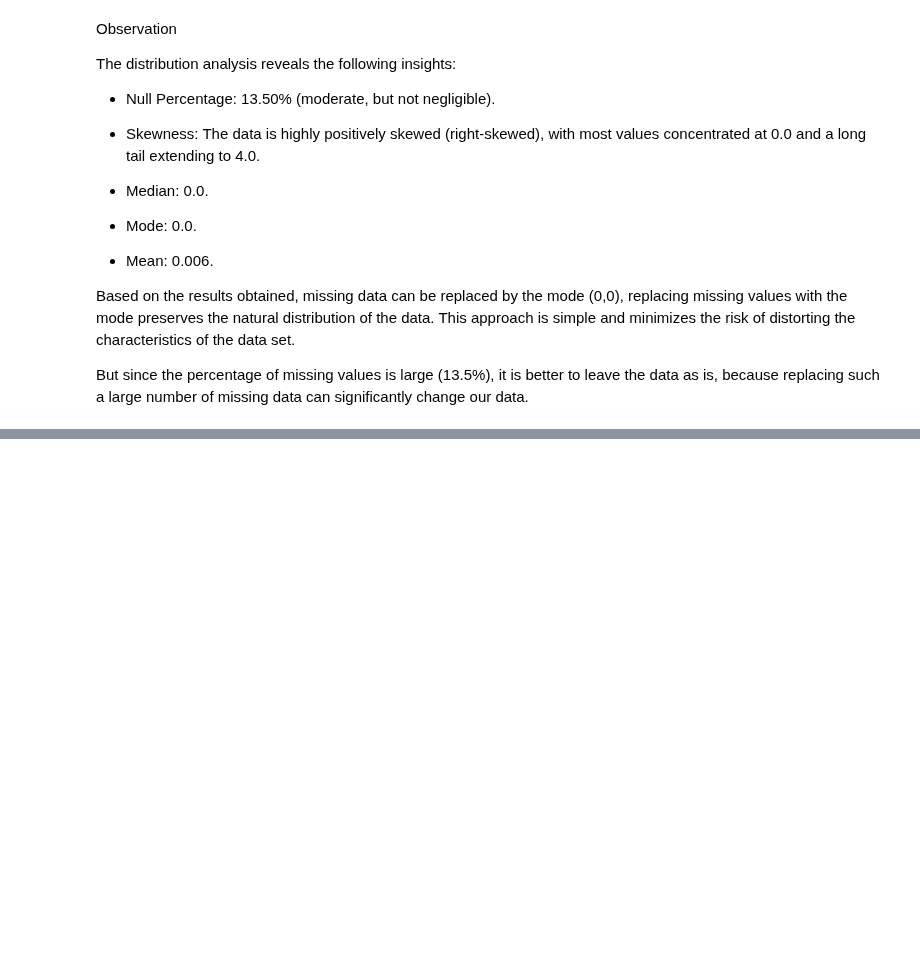
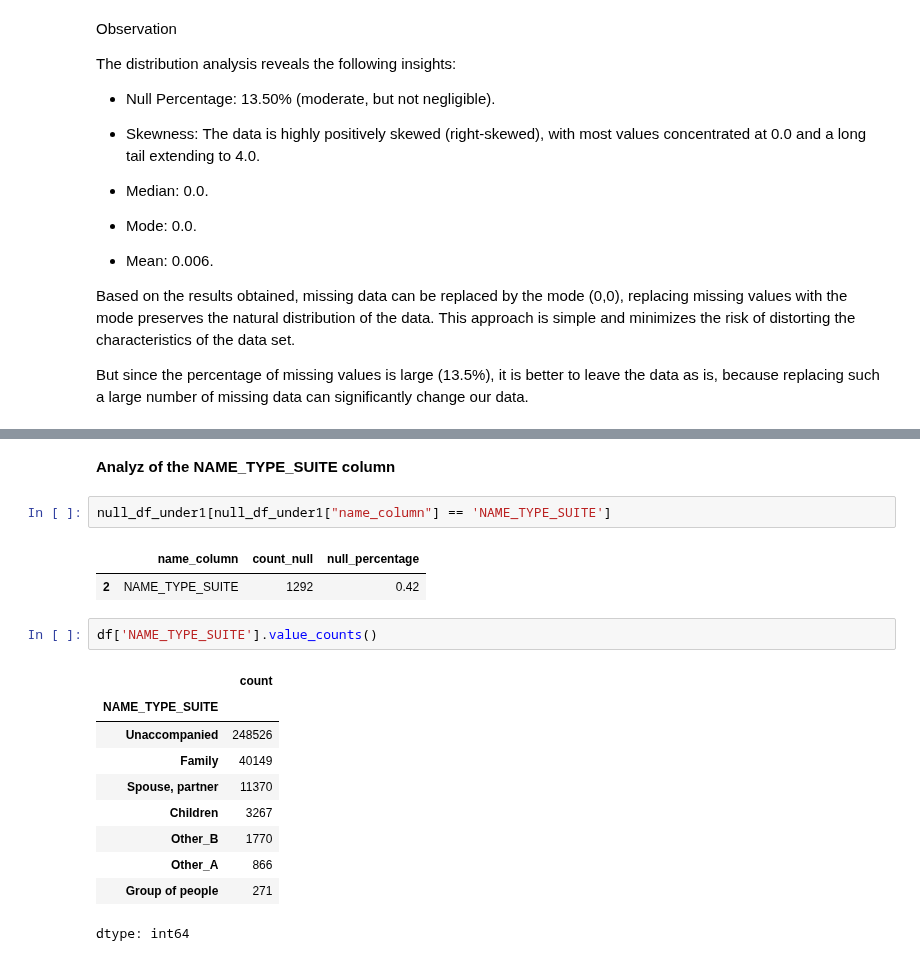
Before and after one commit to KharchenkoAnastasia/credit-default-risk-analysis, a Jupyter notebook: Home_Credit_Default_Risk.ipynb, the cells around one changed output, grey strips where cells are left out. Cells and saved outputs as stored; diff of their text form; blank space fills up the shorter version.

```diff
--- a/Home_Credit_Default_Risk.ipynb
+++ b/Home_Credit_Default_Risk.ipynb
@@ -1011,0 +1027,20 @@
+# %% [markdown]
+**Analyz of the NAME_TYPE_SUITE column**
+# %%
+null_df_under1[null_df_under1["name_column"] == 'NAME_TYPE_SUITE']
+# %% [output]
+|  | name_column | count_null | null_percentage |
+| 2 | NAME_TYPE_SUITE | 1292 | 0.42 |
+# %%
+df['NAME_TYPE_SUITE'].value_counts()
+# %% [output]
+|  | count |
+| NAME_TYPE_SUITE |  |
+| Unaccompanied | 248526 |
+| Family | 40149 |
+| Spouse, partner | 11370 |
+| Children | 3267 |
+| Other_B | 1770 |
+| Other_A | 866 |
+| Group of people | 271 |
+dtype: int64
```
Also changed, not shown: parts of 10 cells of this notebook.
